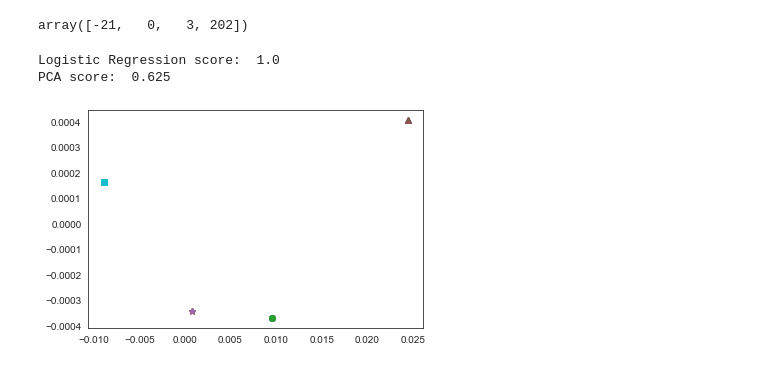
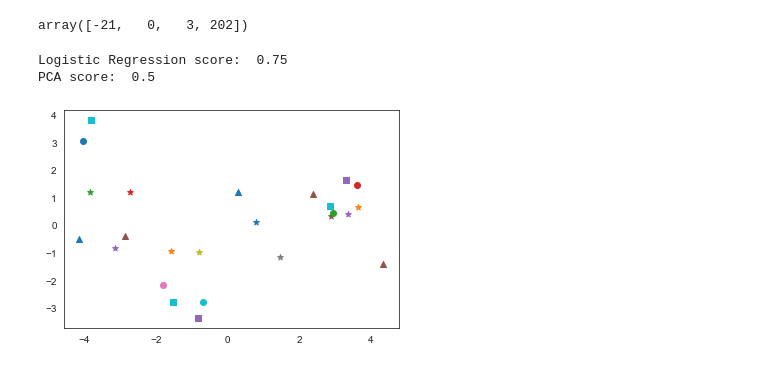
Before and after one commit to x-Tobix/Grafy-i-sieci, a Jupyter notebook: Testing GraphWave.ipynb, the cells around one changed output. Drawn from its saved outputs; the diff is of its cells as text; code cells hidden in the pictures.

Commit message:
Added graph

```diff
--- a/Testing GraphWave.ipynb
+++ b/Testing GraphWave.ipynb
@@ -499,8 +518,8 @@ print(len(role_id))
 40
 # %%
 matrix = input("Give path to adjacency matrix: ")
-GW = GraphWave(matrix,25)
-chi = GW.create_embedding(25,0,2)
+GW = GraphWave(matrix,100)
+chi = GW.create_embedding(100,0,1)
 # %%
 matrix = input("Give path to adjacency matrix: ")
 k = input("Give maximum transition step: ")
@@ -634,8 +655,8 @@ np.unique(role_id)
 array([-21,   0,   3, 202])
 # %%
 m = {0:'*',-21: 'o', 3: ',', 202: '^'}
-plot_pca(np.array(chi), m)
+plot_pca(np.array(chi2).transpose(), m)
 # %% [output]
-Logistic Regression score:  1.0
-PCA score:  0.625
+Logistic Regression score:  0.75
+PCA score:  0.5
-[figure, old version]
+[figure, new version]
```
Also changed, not shown: parts of 7 cells of this notebook, 1 other file.
